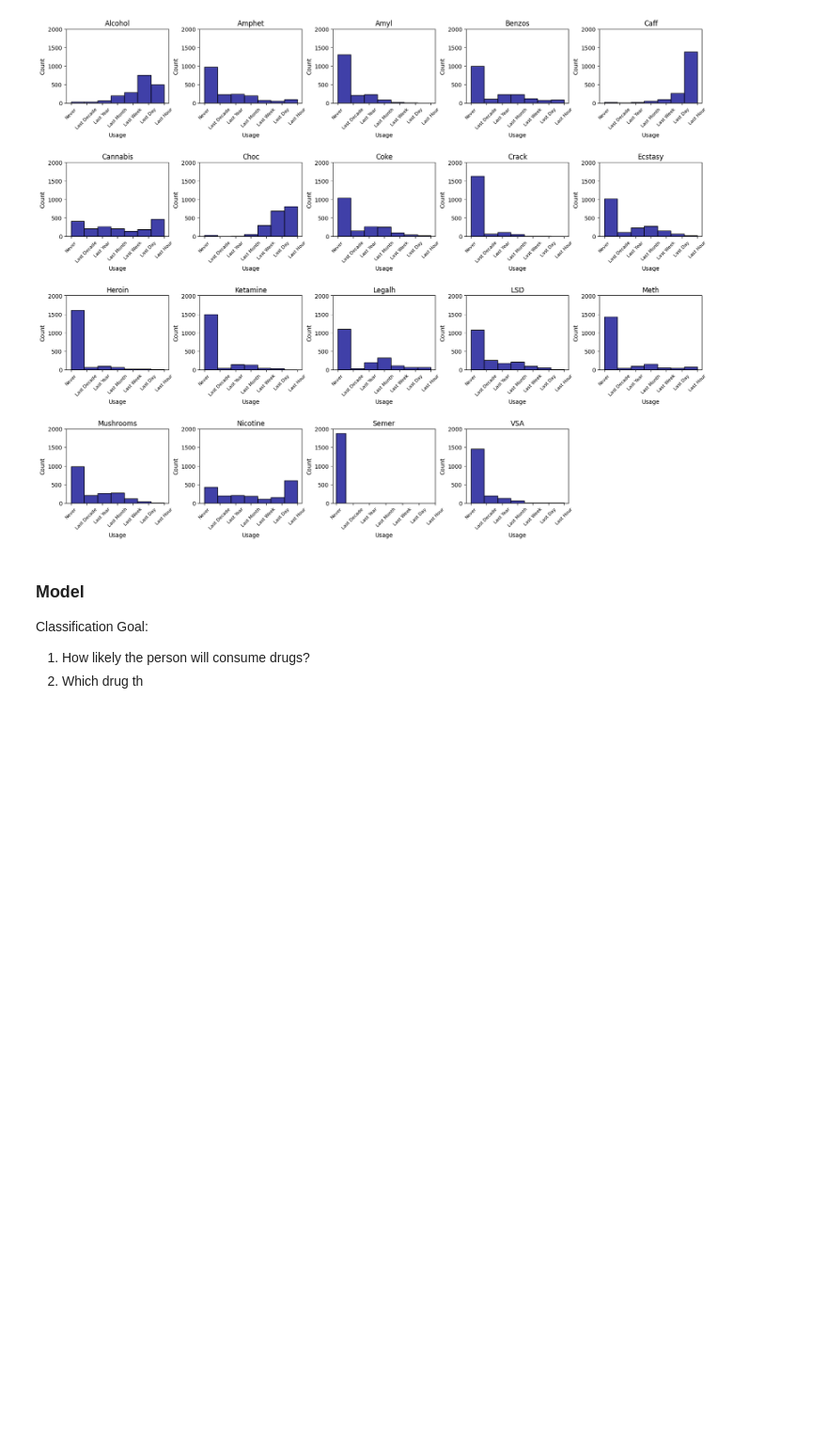
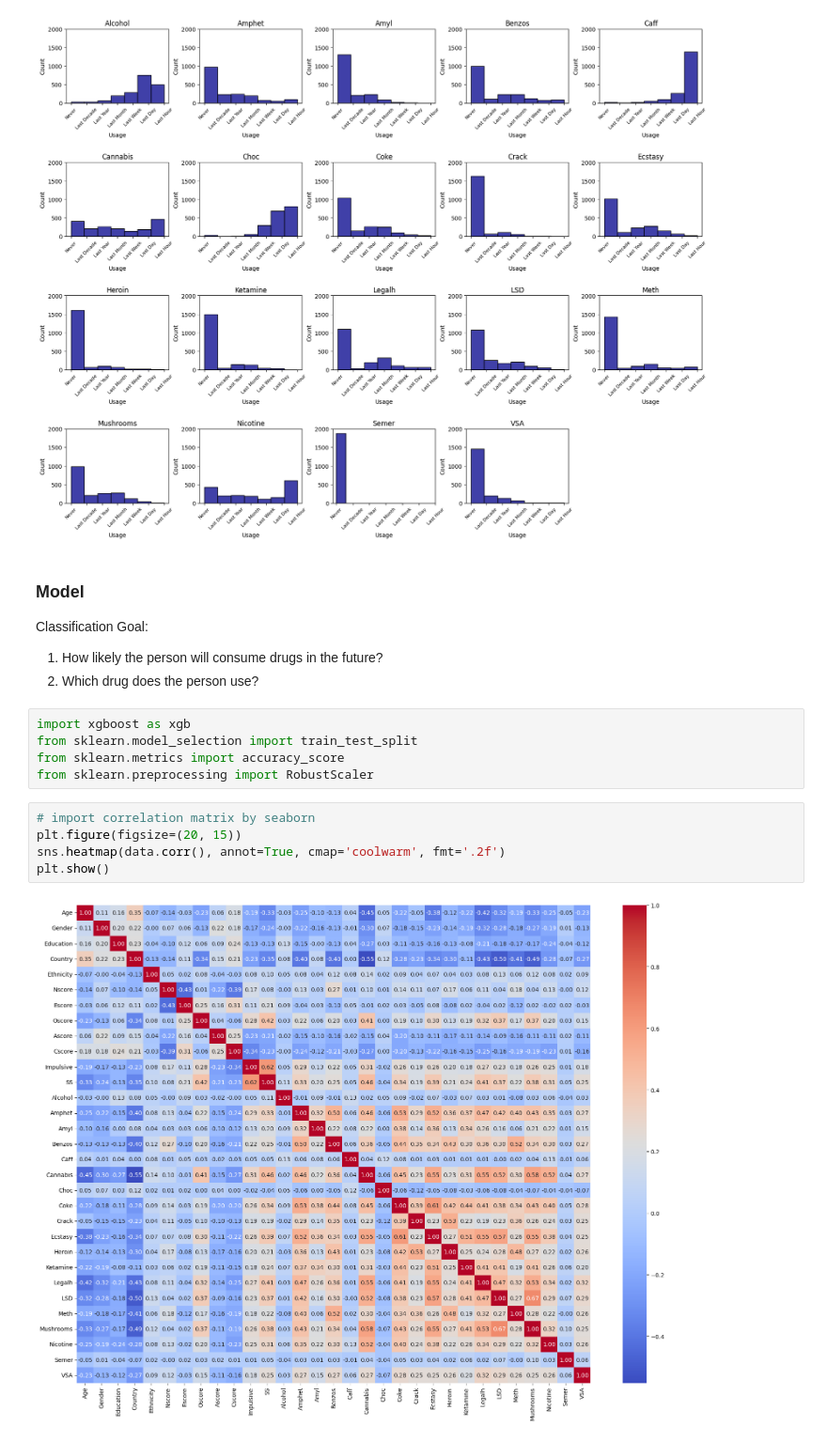
Before and after one commit to jessicaryan19/machine-learning-drug-consumption, a Jupyter notebook: classification.ipynb, the cells around one changed output. Shown: that part at 94% size. Drawn from its saved outputs; the diff is of its cells as text; blank space fills up the shorter version.

Commit message:
feat: model fitting

```diff
--- a/classification.ipynb
+++ b/classification.ipynb
@@ -149,5 +156,17 @@ plt.show()
 # %% [markdown]
 ### Model
 Classification Goal:
-1. How likely the person will consume drugs?
-2. Which drug th
+1. How likely the person will consume drugs in the future?
+2. Which drug does the person use?
+# %%
+import xgboost as xgb
+from sklearn.model_selection import train_test_split
+from sklearn.metrics import accuracy_score
+from sklearn.preprocessing import RobustScaler
+# %%
+# import correlation matrix by seaborn
+plt.figure(figsize=(20, 15))
+sns.heatmap(data.corr(), annot=True, cmap='coolwarm', fmt='.2f')
+plt.show()
+# %% [output]
+[figure, added]
```
Also changed, not shown: parts of 7 cells of this notebook.
